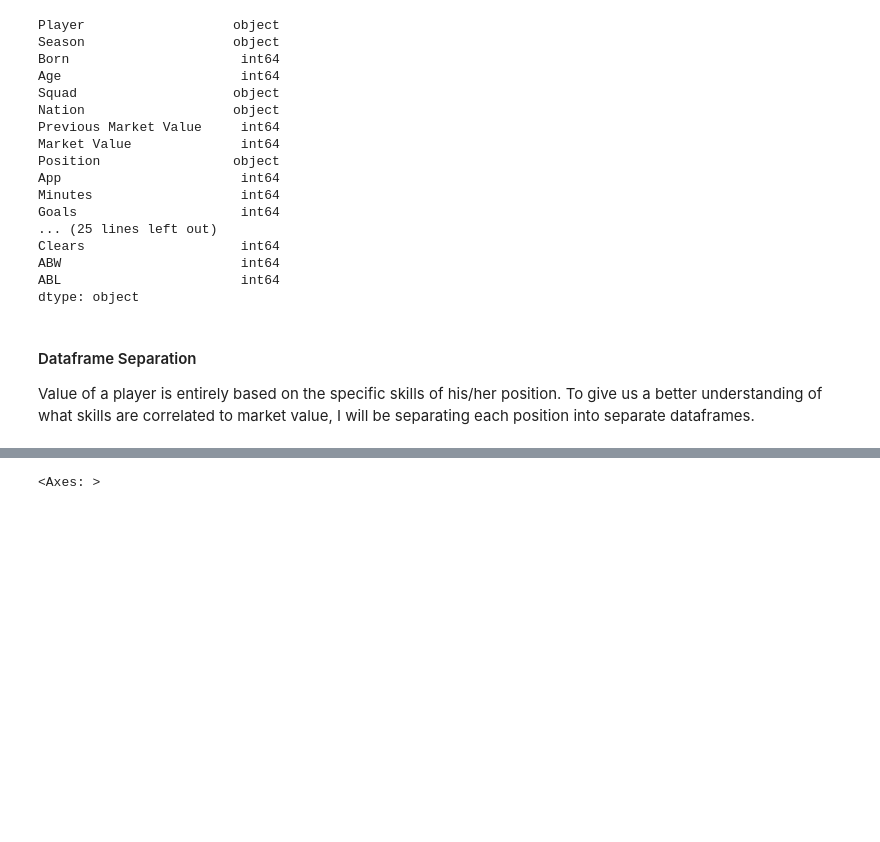
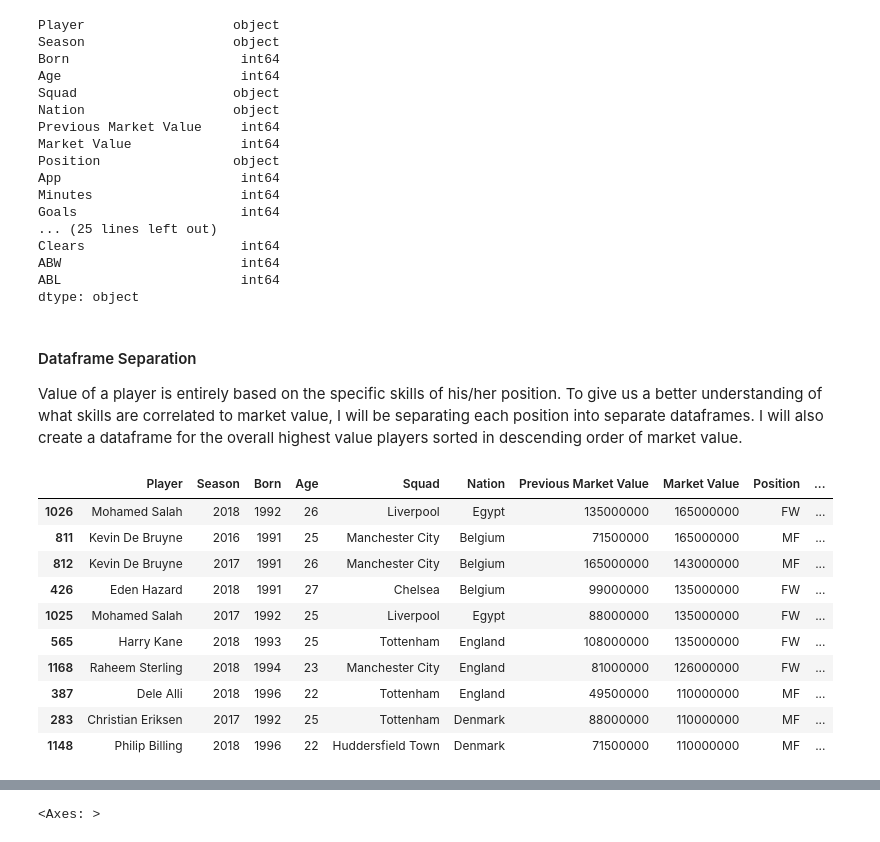
Before and after one commit to ascrivs/expert-octo-eureka, a Jupyter notebook: eda.ipynb, the cells around one changed output, grey strips where cells are left out. Saved outputs shown, nothing was run; the diff lists cells and outputs as text; code cells hidden in the pictures; blank space fills up the shorter version.

```diff
--- a/eda.ipynb
+++ b/eda.ipynb
@@ -164,7 +164,7 @@ dtype: object
 # %% [markdown]
 <h4> Dataframe Separation </h4>
 
-<p> Value of a player is entirely based on the specific skills of his/her position. To give us a better understanding of what skills are correlated to market value, I will be separating each position into separate dataframes.
+<p> Value of a player is entirely based on the specific skills of his/her position. To give us a better understanding of what skills are correlated to market value, I will be separating each position into separate dataframes. I will also create a dataframe for the overall highest value players sorted in descending order of market value.
 </p>
 # %%
 def_df = df[df["Position"] == "DF"]
@@ -180 +173,16 @@ trimmed_def = new_def_df[starting_point:stopping_point]
+# %%
+highest_value = df.sort_values(by="Market Value", ascending=False)
+highest_value.head(10)
+# %% [output]
+|  | Player | Season | Born | Age | Squad | Nation | Previous Market Value | Market Value | Position | ... |
+| 1026 | Mohamed Salah | 2018 | 1992 | 26 | Liverpool | Egypt | 135000000 | 165000000 | FW | ... |
+| 811 | Kevin De Bruyne | 2016 | 1991 | 25 | Manchester City | Belgium | 71500000 | 165000000 | MF | ... |
+| 812 | Kevin De Bruyne | 2017 | 1991 | 26 | Manchester City | Belgium | 165000000 | 143000000 | MF | ... |
+| 426 | Eden Hazard | 2018 | 1991 | 27 | Chelsea | Belgium | 99000000 | 135000000 | FW | ... |
+| 1025 | Mohamed Salah | 2017 | 1992 | 25 | Liverpool | Egypt | 88000000 | 135000000 | FW | ... |
+| 565 | Harry Kane | 2018 | 1993 | 25 | Tottenham | England | 108000000 | 135000000 | FW | ... |
+| 1168 | Raheem Sterling | 2018 | 1994 | 23 | Manchester City | England | 81000000 | 126000000 | FW | ... |
+| 387 | Dele Alli | 2018 | 1996 | 22 | Tottenham | England | 49500000 | 110000000 | MF | ... |
+| 283 | Christian Eriksen | 2017 | 1992 | 25 | Tottenham | Denmark | 88000000 | 110000000 | MF | ... |
+| 1148 | Philip Billing | 2018 | 1996 | 22 | Huddersfield Town | Denmark | 71500000 | 110000000 | MF | ... |
 # %%
```
Also changed, not shown: parts of 7 cells of this notebook.
